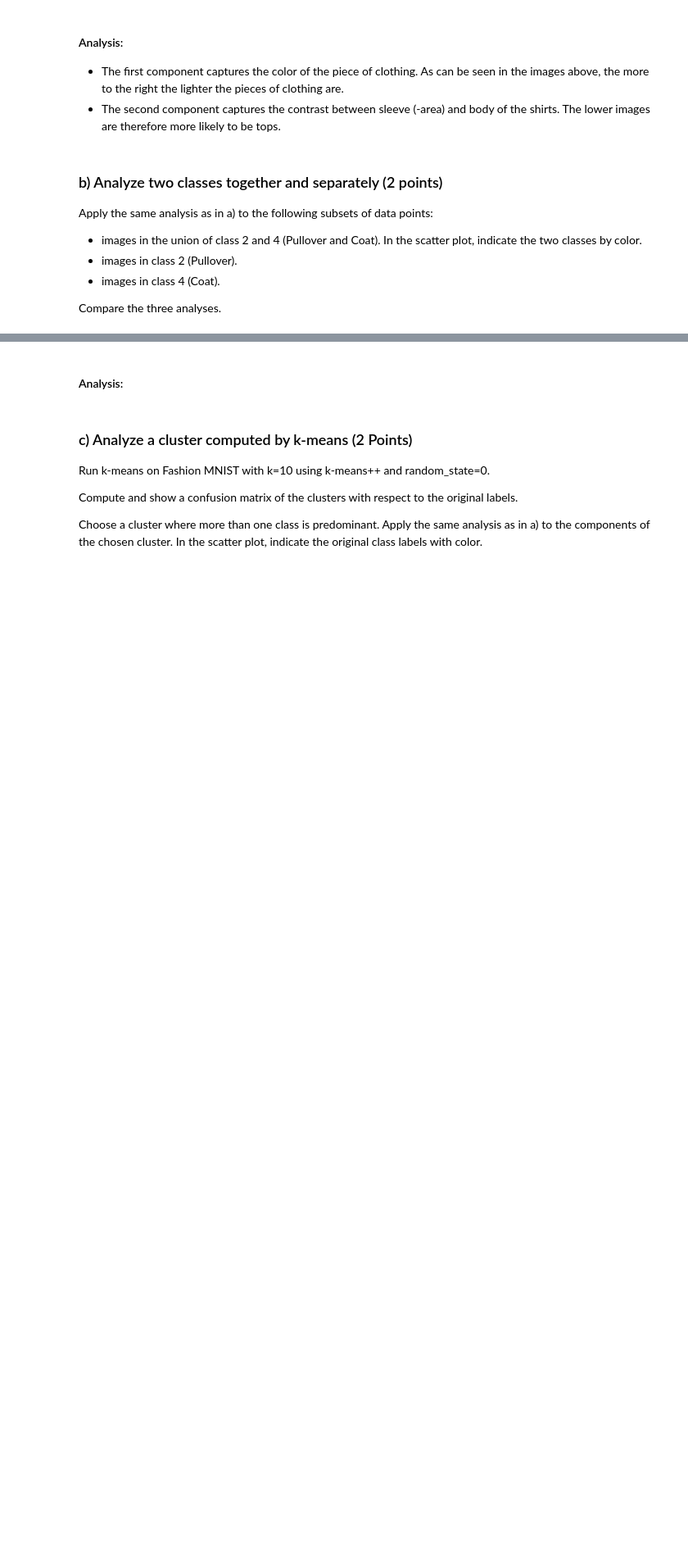
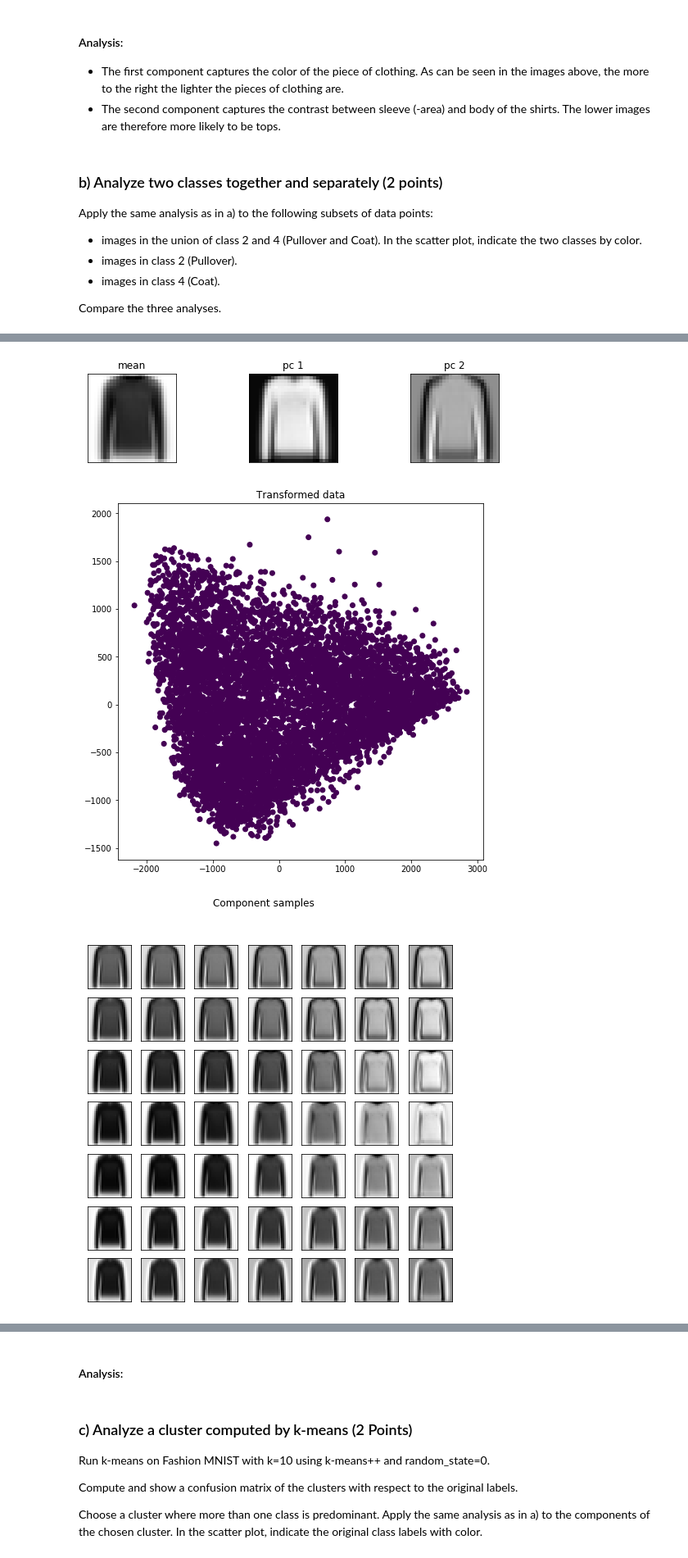
Before and after one commit to Mesoptier/ML-course, a Jupyter notebook: FDM_Challenge_Part1.ipynb, the cells around one changed output, grey strips where cells are left out. Shown at 82% size. Cells and saved outputs as stored; diff of their text form; code cells hidden in the pictures; blank space fills up the shorter version.

```diff
--- a/FDM_Challenge_Part1.ipynb
+++ b/FDM_Challenge_Part1.ipynb
@@ -194,0 +200,7 @@ Compare the three analyses.
+# %%
+indices = (y == 2)
+pca_analysis(X[indices], y[indices])
+# %% [output]
+[figure, added]
+[figure, added]
+[figure, added]
```
Also changed, not shown: parts of 5 cells of this notebook.
